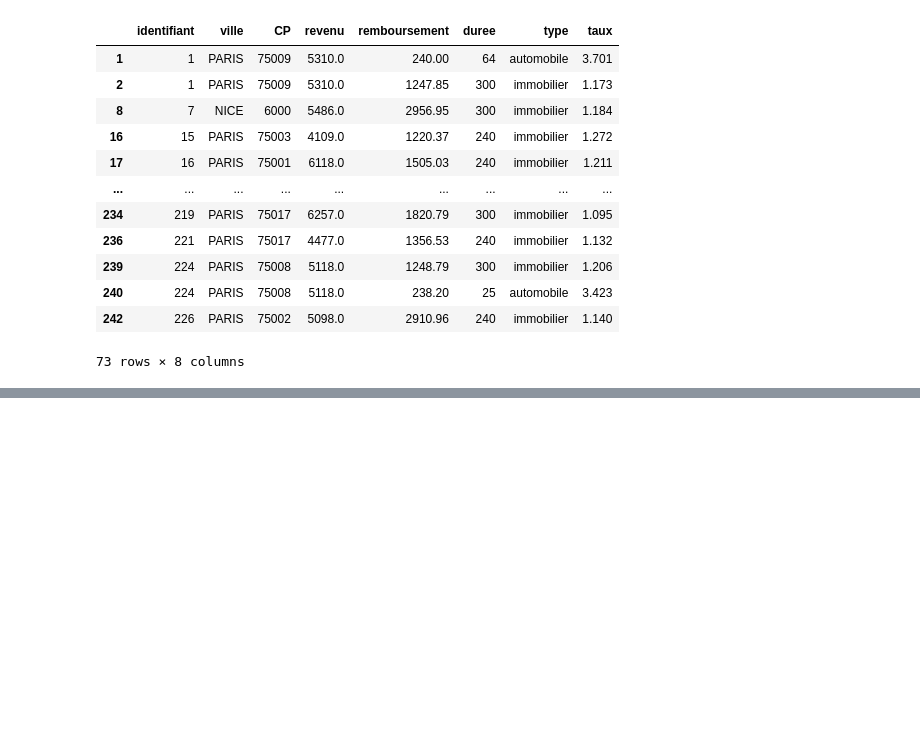
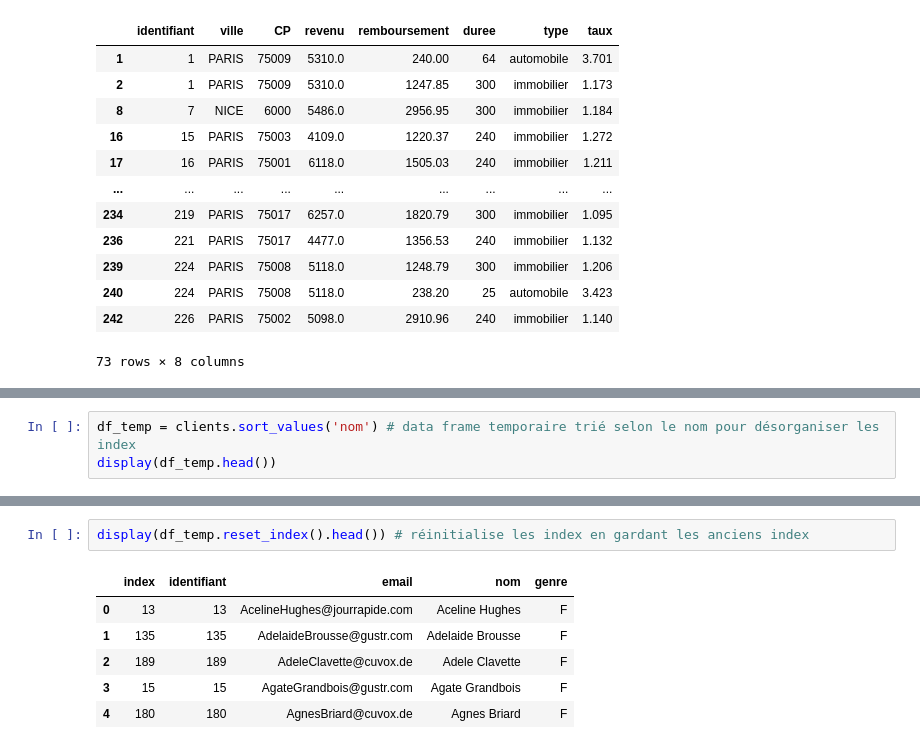
Before and after one commit to Harlequelrah/Learning_data_science, a Jupyter notebook: Learning_data_science/Créez_des_data_frames_avec_Pandas/Filtrez_les_données_du_data_frame.ipynb, the cells around one changed output, grey strips where cells are left out. Drawn from its saved outputs; the diff is of its cells as text; blank space fills up the shorter version.

```diff
--- a/Learning_data_science/Créez_des_data_frames_avec_Pandas/Filtrez_les_données_du_data_frame.ipynb
+++ b/Learning_data_science/Créez_des_data_frames_avec_Pandas/Filtrez_les_données_du_data_frame.ipynb
@@ -197,0 +208,3 @@ data.loc[(data['revenu']>4000 )|(data['type']=='automobile'),:]
+# %%
+df_temp = clients.sort_values('nom') # data frame temporaire trié selon le nom pour désorganiser les index
+display(df_temp.head())
@@ -197,0 +218,9 @@ data.loc[(data['revenu']>4000 )|(data['type']=='automobile'),:]
+# %%
+display(df_temp.reset_index().head()) # réinitialise les index en gardant les anciens index
+# %% [output]
+|  | index | identifiant | email | nom | genre |
+| 0 | 13 | 13 | AcelineHughes@jourrapide.com | Aceline Hughes | F |
+| 1 | 135 | 135 | AdelaideBrousse@gustr.com | Adelaide Brousse | F |
+| 2 | 189 | 189 | AdeleClavette@cuvox.de | Adele Clavette | F |
+| 3 | 15 | 15 | AgateGrandbois@gustr.com | Agate Grandbois | F |
+| 4 | 180 | 180 | AgnesBriard@cuvox.de | Agnes Briard | F |
```
Also changed, not shown: parts of 9 cells of this notebook.
